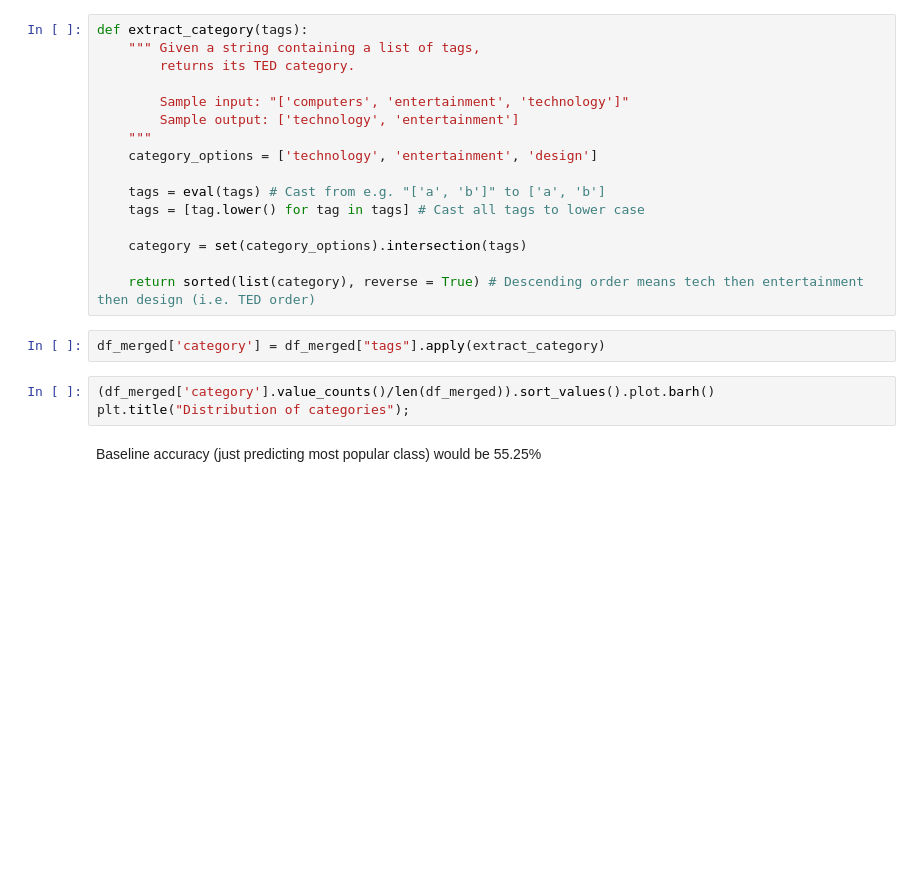
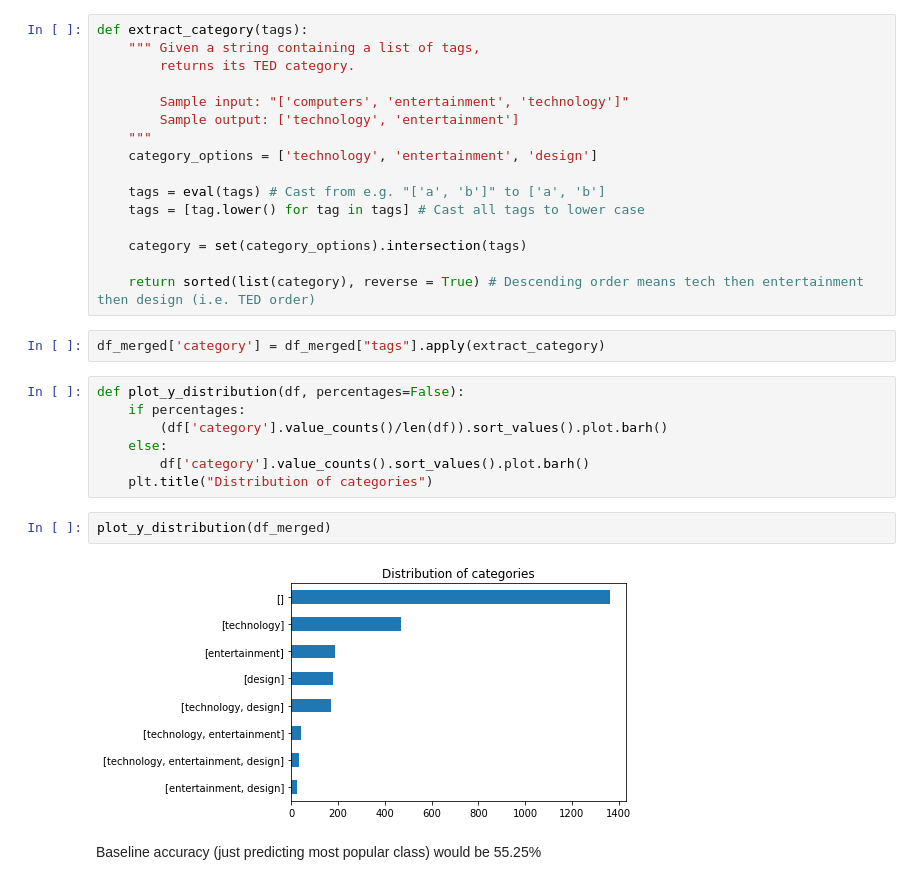
Before and after one commit to shaneweisz/TED-Talks-Text-Classification, a Jupyter notebook: DataCleaning.ipynb, the cells around one changed output. Cells and saved outputs as stored; diff of their text form; blank space fills up the shorter version.

```diff
--- a/DataCleaning.ipynb
+++ b/DataCleaning.ipynb
@@ -90,8 +99,16 @@ def extract_category(tags):
 # %%
 df_merged['category'] = df_merged["tags"].apply(extract_category)
 # %%
-(df_merged['category'].value_counts()/len(df_merged)).sort_values().plot.barh()
-plt.title("Distribution of categories");
+def plot_y_distribution(df, percentages=False):
+    if percentages:
+        (df['category'].value_counts()/len(df)).sort_values().plot.barh()
+    else:
+        df['category'].value_counts().sort_values().plot.barh()
+    plt.title("Distribution of categories")
+# %%
+plot_y_distribution(df_merged)
+# %% [output]
+[figure, added]
 # %% [markdown]
 Baseline accuracy (just predicting most popular class) would be 55.25%
 # %%
```
Also changed, not shown: parts of 13 cells of this notebook.
